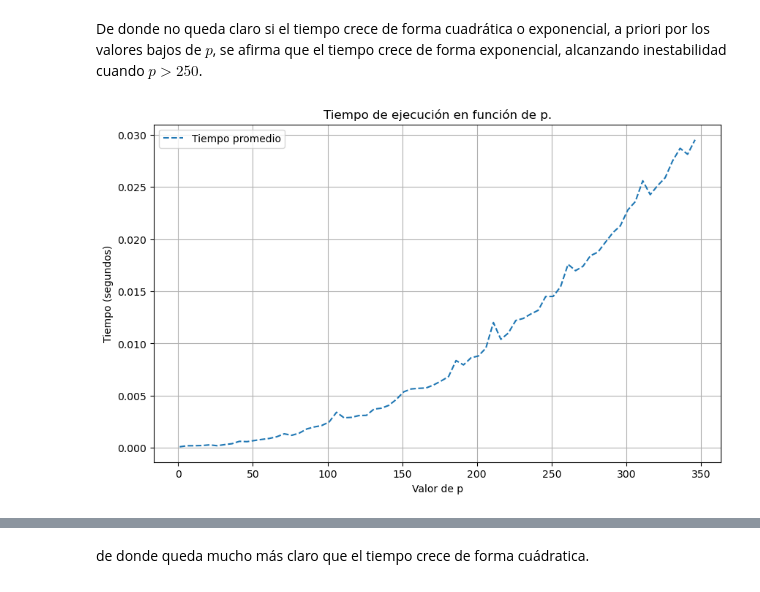
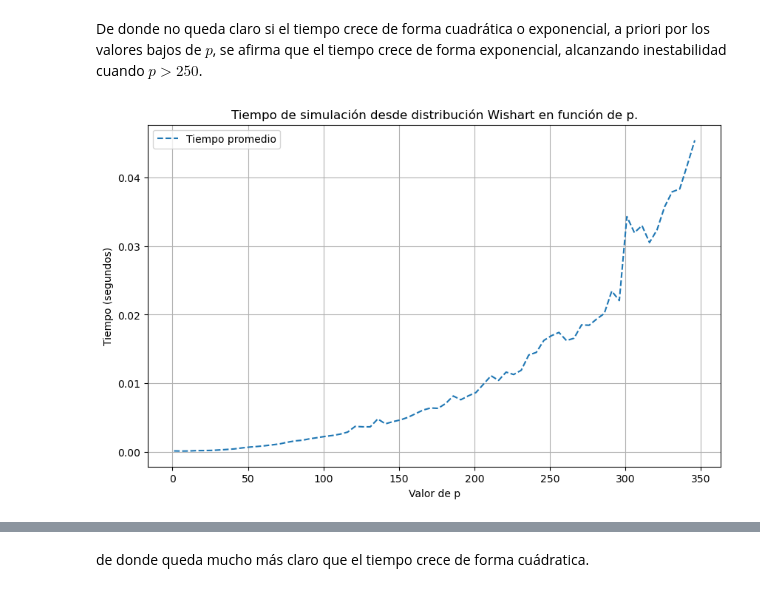
Before and after one commit to Darkrayyss/Certamen-1-MAT468-Diego-Astaburuaga, a Jupyter notebook: Entrega Certamen/Pregunta1.ipynb, the cells around one changed output, grey strips where cells are left out. Cells and saved outputs as stored; diff of their text form; code cells hidden in the pictures.

```diff
--- a/Entrega Certamen/Pregunta1.ipynb
+++ b/Entrega Certamen/Pregunta1.ipynb
@@ -107,9 +121,12 @@ $$
 # %%
-def simulate_wishart_distribution(p, k, Sigma=None):
+def simulate_wishart_distribution(p, k=None, Sigma=None):
     if Sigma is None:
         Sigma = np.identity(p)
 
-    Z = simulate_multivariate_normal(p=p, k=k, Sigma=Sigma)
+    if k is None:
+        k = p
+
+    Z = simulate_multivariate_normal(p=p, k=k, Sigma = Sigma)
 
     return Z.T @ Z
 
@@ -118,8 +135,8 @@ p_dimension = 3  # Dimension of the random vectors
 num_vectors = 5  # Number of random vectors to simulate
 
 # Simulate random vectors with a custom covariance matrix
-custom_covariance = generate_covariance_matrix(p_dimension)
-simulated_data_custom = simulate_wishart_distribution(p_dimension, num_vectors, Sigma=custom_covariance)
-print("Simulated Data wfrom wishart distribution:")
+Sigma = generate_covariance_matrix(p_dimension)
+simulated_data_custom = simulate_wishart_distribution(p_dimension, num_vectors, Sigma = Sigma)
+print("Simulated Data from wishart distribution:")
 print(simulated_data_custom)
 # %% [output]
@@ -133,13 +150,13 @@ Simulated Data wfrom wishart distribution:
 Para esto consideraremos distintos valores de $p$ y de $k$, además, para obtener un valor representativo e independiente de la selección de la matriz $\Sigma$, se producirán distinas simulaciones para los mismos valores de $p$ y $k$ y se calculará el promedio.
 # %%
 # Crear una lista de valores de p desde 1 hasta 9
-p_list = np.arange(1, 300, 10)
+p_list = np.arange(10, 300+1, 10)
 
 # Crear una lista de valores de k desde 0 hasta 4
-k_list = np.arange(0, 21, 5)
+k_list = np.arange(0, 16, 5)
 
 # Número de iteraciones para cada valor de p y k
-n_itr = 100
+n_itr = 40
 
 # Diccionario para almacenar los tiempos de ejecución
 time_by_p = {}
@@ -195,14 +212,14 @@ Como es de esperarse, a mayor $p$ el tiempo de computo aumenta, lo que es intere
 # Definir tus funciones generate_covariance_matrix y simulate_wishart_distribution aquí
 
 # Crear una lista de valores de p desde 1 hasta 9
-p_list = np.arange(1, 300, 10)
+p_list_Sigma = np.arange(1, 300, 10)
 
 # Número de iteraciones para cada valor de p y k
 n_itr = 500
 
 # Iterar a través de los valores de p en p_list
 elapsed_times = []  # Lista para almacenar los tiempos de ejecución
-for p in p_list:
+for p in p_list_Sigma:
 
     # Iniciar el contador de tiempo
     start_time = time.time()
@@ -280,13 +297,11 @@ plt.show()
 # %% [markdown]
 De donde no queda claro si el tiempo crece de forma cuadrática o exponencial, a priori por los valores bajos de $p$, se afirma que el tiempo crece de forma exponencial, alcanzando inestabilidad cuando $p>250$.
 # %%
-# Definir tus funciones generate_covariance_matrix y simulate_wishart_distribution aquí
-
-# Crear una lista de valores de p desde 1 hasta 9
+# Crear una lista de valores de p
 p_list = np.arange(1, 350, 5)
 
 # Número de iteraciones para obtener promedio
-n_itr = 50
+n_itr = 100
 
 elapsed_times = []  # Lista para almacenar los tiempos de ejecución
 
@@ -296,11 +311,11 @@ for p in p_list:
     # Iniciar el contador de tiempo
     start_time = time.time()
 
-    # Realizar n_itr simulaciones de Wishart para el valor actual de p y p+k
+    # Realizar n_itr simulaciones de Wishart para el valor actual de p
     for _ in range(n_itr):
         # Generar una matriz de covarianza Sigma para p
         Sigma = generate_covariance_matrix(p)
-        simulate_wishart_distribution(p, p + k, Sigma)
+        simulate_wishart_distribution(p, p, Sigma)
 
     # Detener el contador de tiempo y calcular el tiempo transcurrido
     end_time = time.time()
@@ -310,19 +325,19 @@ for p in p_list:
 # %%
 plt.figure(figsize=(10, 6))
 
 plt.plot(p_list, elapsed_times, '--', label=f'Tiempo promedio')
 
 
 plt.xlabel('Valor de p')
 plt.ylabel('Tiempo (segundos)')
-plt.title(r'Tiempo de ejecución en función de p.')
+plt.title(r'Tiempo de simulación desde distribución Wishart en función de p.')
 plt.legend()
 plt.grid(True)
 
 # Mostrar el gráfico
 plt.show()
 # %% [output]
-[figure, old version]
+[figure, new version]
 # %%
 plt.figure(figsize=(10, 6))
 
```
Also changed, not shown: parts of 27 cells of this notebook, 5 other files.
